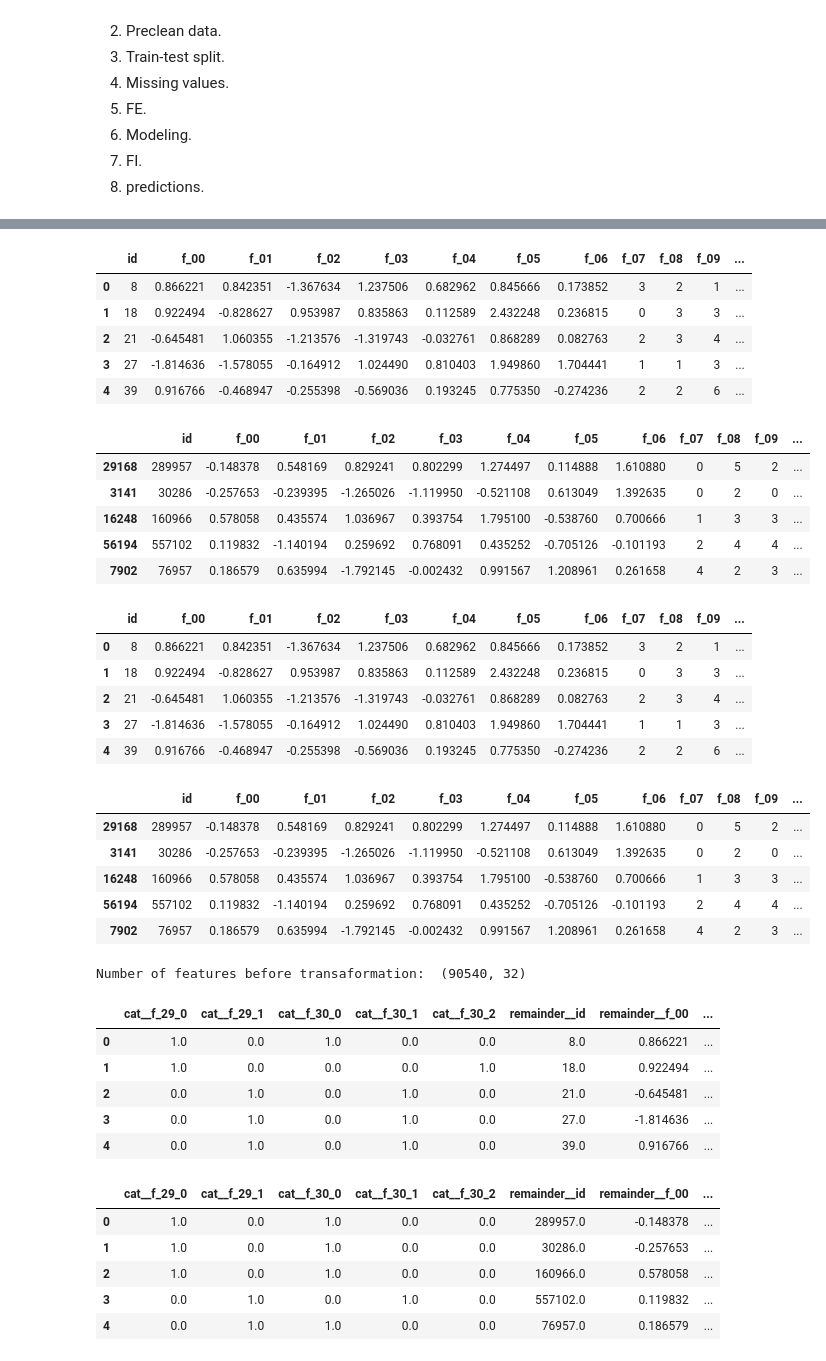
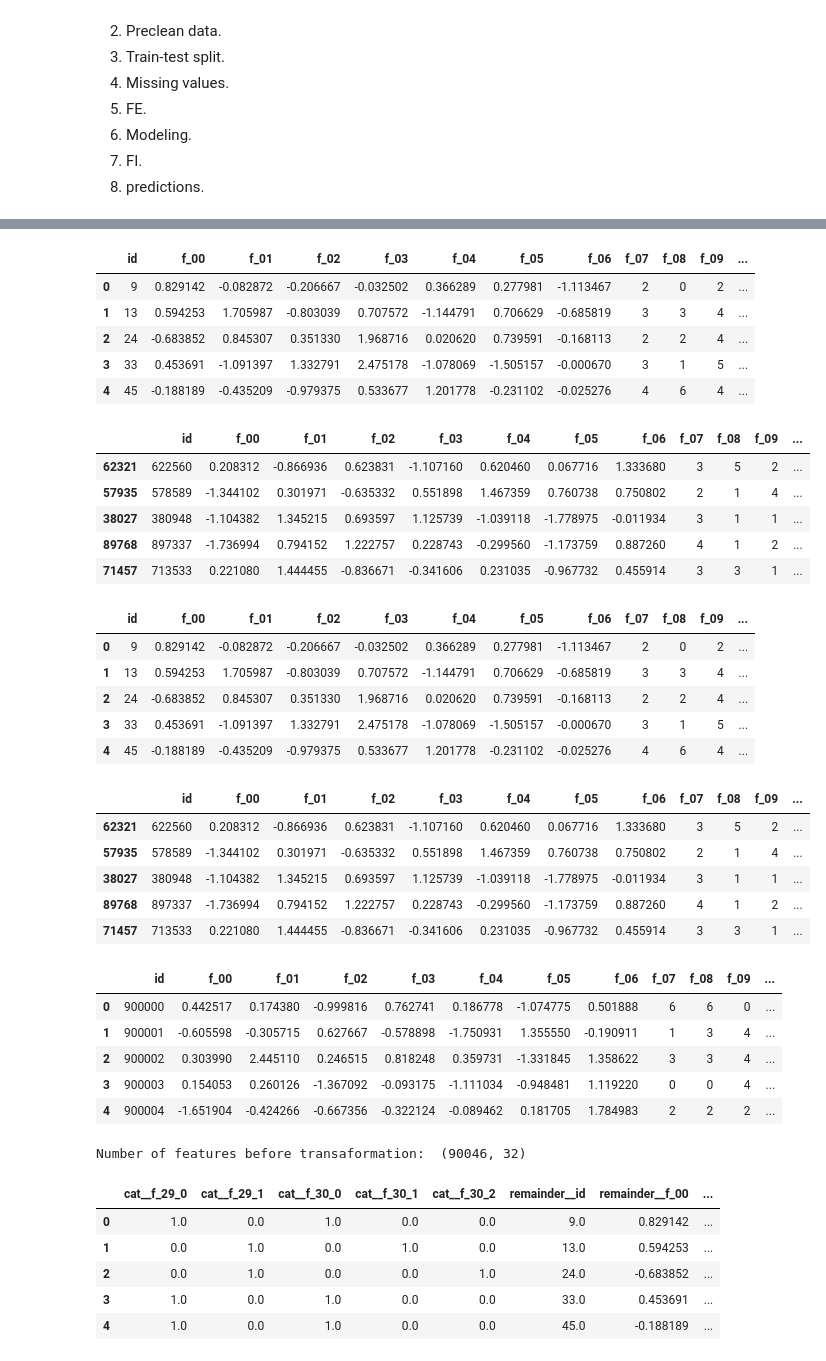
Before and after one commit to MykolaPinchuk/KaggleProjects, a Jupyter notebook: kp-pgs0522.ipynb, the cells around one changed output, grey strips where cells are left out. Cells and saved outputs as stored; diff of their text form; code cells hidden in the pictures.

```diff
--- a/kp-pgs0522.ipynb
+++ b/kp-pgs0522.ipynb
@@ -99,8 +99,9 @@ def TargetEncoderMP(train_set, test_set, feature_cols, target_col, M=5):
 # 1. Load data #
 
 train = pd.read_csv('../input/tabular-playground-series-may-2022/train.csv',
-                   skiprows=lambda i: i>0 and random.random() > 0.1)
+                   skiprows=lambda i: i>0 and random.random() > 0.2)
 pred = pd.read_csv('../input/tabular-playground-series-may-2022/test.csv')
+pred0 = pred.copy()
 display(train.shape, train.head())
 
 display(train.target.value_counts())
@@ -183,67 +184,69 @@ train0, test0 = train.copy(), test.copy()
 # 5. FE #
 
 # first do TE
 
 train, test = train0.copy(), test0.copy()
+# create noise target in pred set to be discarded later. needed to avoid error due to dimension mismatch.
+pred['target'] = 1
 
 display(train.head(), test.head())
 _, pred = TargetEncoderMP(train, pred, ['f_27'], 'target')
-train, test = TargetEncoderMP(train, test, ['f_27'], 'target')
+train, test = TargetEncoderMP(train0, test, ['f_27'], 'target')
 display(train.head(), test.head(), pred.head())
 
 # then extract a target
 
 X_train = train.copy()
 y_train = X_train.pop('target')
 X_test = test.copy()
 y_test = X_test.pop('target')
 
 # then do OHE with columntransformer
 
 ohe_cols = ['f_29', 'f_30']
 feature_transformer = ColumnTransformer([
    ("cat", OneHotEncoder(sparse = False, handle_unknown="ignore"), ohe_cols)],
    remainder="passthrough")
 print('Number of features before transaformation: ', X_train.shape)
 X_train = pd.DataFrame(feature_transformer.fit_transform(X_train), columns=feature_transformer.get_feature_names_out())
 X_test = pd.DataFrame(feature_transformer.transform(X_test), columns=feature_transformer.get_feature_names_out())
-pred = pd.DataFrame(feature_transformer.transform(X_test), columns=feature_transformer.get_feature_names_out())
+pred = pd.DataFrame(feature_transformer.transform(pred), columns=feature_transformer.get_feature_names_out())
 display(X_train.head(), X_test.head(), pred.head())
 # %% [output]
 |  | id | f_00 | f_01 | f_02 | f_03 | f_04 | f_05 | f_06 | f_07 | f_08 | f_09 | ... |
-| 0 | 8 | 0.866221 | 0.842351 | -1.367634 | 1.237506 | 0.682962 | 0.845666 | 0.173852 | 3 | 2 | 1 | ... |
-| 1 | 18 | 0.922494 | -0.828627 | 0.953987 | 0.835863 | 0.112589 | 2.432248 | 0.236815 | 0 | 3 | 3 | ... |
-| 2 | 21 | -0.645481 | 1.060355 | -1.213576 | -1.319743 | -0.032761 | 0.868289 | 0.082763 | 2 | 3 | 4 | ... |
-| 3 | 27 | -1.814636 | -1.578055 | -0.164912 | 1.024490 | 0.810403 | 1.949860 | 1.704441 | 1 | 1 | 3 | ... |
-| 4 | 39 | 0.916766 | -0.468947 | -0.255398 | -0.569036 | 0.193245 | 0.775350 | -0.274236 | 2 | 2 | 6 | ... |
+| 0 | 9 | 0.829142 | -0.082872 | -0.206667 | -0.032502 | 0.366289 | 0.277981 | -1.113467 | 2 | 0 | 2 | ... |
+| 1 | 13 | 0.594253 | 1.705987 | -0.803039 | 0.707572 | -1.144791 | 0.706629 | -0.685819 | 3 | 3 | 4 | ... |
+| 2 | 24 | -0.683852 | 0.845307 | 0.351330 | 1.968716 | 0.020620 | 0.739591 | -0.168113 | 2 | 2 | 4 | ... |
+| 3 | 33 | 0.453691 | -1.091397 | 1.332791 | 2.475178 | -1.078069 | -1.505157 | -0.000670 | 3 | 1 | 5 | ... |
+| 4 | 45 | -0.188189 | -0.435209 | -0.979375 | 0.533677 | 1.201778 | -0.231102 | -0.025276 | 4 | 6 | 4 | ... |
 |  | id | f_00 | f_01 | f_02 | f_03 | f_04 | f_05 | f_06 | f_07 | f_08 | f_09 | ... |
-| 29168 | 289957 | -0.148378 | 0.548169 | 0.829241 | 0.802299 | 1.274497 | 0.114888 | 1.610880 | 0 | 5 | 2 | ... |
-| 3141 | 30286 | -0.257653 | -0.239395 | -1.265026 | -1.119950 | -0.521108 | 0.613049 | 1.392635 | 0 | 2 | 0 | ... |
-| 16248 | 160966 | 0.578058 | 0.435574 | 1.036967 | 0.393754 | 1.795100 | -0.538760 | 0.700666 | 1 | 3 | 3 | ... |
-| 56194 | 557102 | 0.119832 | -1.140194 | 0.259692 | 0.768091 | 0.435252 | -0.705126 | -0.101193 | 2 | 4 | 4 | ... |
-| 7902 | 76957 | 0.186579 | 0.635994 | -1.792145 | -0.002432 | 0.991567 | 1.208961 | 0.261658 | 4 | 2 | 3 | ... |
+| 62321 | 622560 | 0.208312 | -0.866936 | 0.623831 | -1.107160 | 0.620460 | 0.067716 | 1.333680 | 3 | 5 | 2 | ... |
+| 57935 | 578589 | -1.344102 | 0.301971 | -0.635332 | 0.551898 | 1.467359 | 0.760738 | 0.750802 | 2 | 1 | 4 | ... |
+| 38027 | 380948 | -1.104382 | 1.345215 | 0.693597 | 1.125739 | -1.039118 | -1.778975 | -0.011934 | 3 | 1 | 1 | ... |
+| 89768 | 897337 | -1.736994 | 0.794152 | 1.222757 | 0.228743 | -0.299560 | -1.173759 | 0.887260 | 4 | 1 | 2 | ... |
+| 71457 | 713533 | 0.221080 | 1.444455 | -0.836671 | -0.341606 | 0.231035 | -0.967732 | 0.455914 | 3 | 3 | 1 | ... |
 |  | id | f_00 | f_01 | f_02 | f_03 | f_04 | f_05 | f_06 | f_07 | f_08 | f_09 | ... |
-| 0 | 8 | 0.866221 | 0.842351 | -1.367634 | 1.237506 | 0.682962 | 0.845666 | 0.173852 | 3 | 2 | 1 | ... |
-| 1 | 18 | 0.922494 | -0.828627 | 0.953987 | 0.835863 | 0.112589 | 2.432248 | 0.236815 | 0 | 3 | 3 | ... |
-| 2 | 21 | -0.645481 | 1.060355 | -1.213576 | -1.319743 | -0.032761 | 0.868289 | 0.082763 | 2 | 3 | 4 | ... |
-| 3 | 27 | -1.814636 | -1.578055 | -0.164912 | 1.024490 | 0.810403 | 1.949860 | 1.704441 | 1 | 1 | 3 | ... |
-| 4 | 39 | 0.916766 | -0.468947 | -0.255398 | -0.569036 | 0.193245 | 0.775350 | -0.274236 | 2 | 2 | 6 | ... |
+| 0 | 9 | 0.829142 | -0.082872 | -0.206667 | -0.032502 | 0.366289 | 0.277981 | -1.113467 | 2 | 0 | 2 | ... |
+| 1 | 13 | 0.594253 | 1.705987 | -0.803039 | 0.707572 | -1.144791 | 0.706629 | -0.685819 | 3 | 3 | 4 | ... |
+| 2 | 24 | -0.683852 | 0.845307 | 0.351330 | 1.968716 | 0.020620 | 0.739591 | -0.168113 | 2 | 2 | 4 | ... |
+| 3 | 33 | 0.453691 | -1.091397 | 1.332791 | 2.475178 | -1.078069 | -1.505157 | -0.000670 | 3 | 1 | 5 | ... |
+| 4 | 45 | -0.188189 | -0.435209 | -0.979375 | 0.533677 | 1.201778 | -0.231102 | -0.025276 | 4 | 6 | 4 | ... |
 |  | id | f_00 | f_01 | f_02 | f_03 | f_04 | f_05 | f_06 | f_07 | f_08 | f_09 | ... |
-| 29168 | 289957 | -0.148378 | 0.548169 | 0.829241 | 0.802299 | 1.274497 | 0.114888 | 1.610880 | 0 | 5 | 2 | ... |
-| 3141 | 30286 | -0.257653 | -0.239395 | -1.265026 | -1.119950 | -0.521108 | 0.613049 | 1.392635 | 0 | 2 | 0 | ... |
-| 16248 | 160966 | 0.578058 | 0.435574 | 1.036967 | 0.393754 | 1.795100 | -0.538760 | 0.700666 | 1 | 3 | 3 | ... |
-| 56194 | 557102 | 0.119832 | -1.140194 | 0.259692 | 0.768091 | 0.435252 | -0.705126 | -0.101193 | 2 | 4 | 4 | ... |
-| 7902 | 76957 | 0.186579 | 0.635994 | -1.792145 | -0.002432 | 0.991567 | 1.208961 | 0.261658 | 4 | 2 | 3 | ... |
+| 62321 | 622560 | 0.208312 | -0.866936 | 0.623831 | -1.107160 | 0.620460 | 0.067716 | 1.333680 | 3 | 5 | 2 | ... |
+| 57935 | 578589 | -1.344102 | 0.301971 | -0.635332 | 0.551898 | 1.467359 | 0.760738 | 0.750802 | 2 | 1 | 4 | ... |
+| 38027 | 380948 | -1.104382 | 1.345215 | 0.693597 | 1.125739 | -1.039118 | -1.778975 | -0.011934 | 3 | 1 | 1 | ... |
+| 89768 | 897337 | -1.736994 | 0.794152 | 1.222757 | 0.228743 | -0.299560 | -1.173759 | 0.887260 | 4 | 1 | 2 | ... |
+| 71457 | 713533 | 0.221080 | 1.444455 | -0.836671 | -0.341606 | 0.231035 | -0.967732 | 0.455914 | 3 | 3 | 1 | ... |
+|  | id | f_00 | f_01 | f_02 | f_03 | f_04 | f_05 | f_06 | f_07 | f_08 | f_09 | ... |
+| 0 | 900000 | 0.442517 | 0.174380 | -0.999816 | 0.762741 | 0.186778 | -1.074775 | 0.501888 | 6 | 6 | 0 | ... |
+| 1 | 900001 | -0.605598 | -0.305715 | 0.627667 | -0.578898 | -1.750931 | 1.355550 | -0.190911 | 1 | 3 | 4 | ... |
+| 2 | 900002 | 0.303990 | 2.445110 | 0.246515 | 0.818248 | 0.359731 | -1.331845 | 1.358622 | 3 | 3 | 4 | ... |
+| 3 | 900003 | 0.154053 | 0.260126 | -1.367092 | -0.093175 | -1.111034 | -0.948481 | 1.119220 | 0 | 0 | 4 | ... |
+| 4 | 900004 | -1.651904 | -0.424266 | -0.667356 | -0.322124 | -0.089462 | 0.181705 | 1.784983 | 2 | 2 | 2 | ... |
-Number of features before transaformation:  (90540, 32)
+Number of features before transaformation:  (90046, 32)
-|  | cat__f_29_0 | cat__f_29_1 | cat__f_30_0 | cat__f_30_1 | cat__f_30_2 | remainder__id | remainder__f_00 | ... |
-| 0 | 1.0 | 0.0 | 1.0 | 0.0 | 0.0 | 8.0 | 0.866221 | ... |
-| 1 | 1.0 | 0.0 | 0.0 | 0.0 | 1.0 | 18.0 | 0.922494 | ... |
-| 2 | 0.0 | 1.0 | 0.0 | 1.0 | 0.0 | 21.0 | -0.645481 | ... |
-| 3 | 0.0 | 1.0 | 0.0 | 1.0 | 0.0 | 27.0 | -1.814636 | ... |
-| 4 | 0.0 | 1.0 | 0.0 | 1.0 | 0.0 | 39.0 | 0.916766 | ... |
 |  | cat__f_29_0 | cat__f_29_1 | cat__f_30_0 | cat__f_30_1 | cat__f_30_2 | remainder__id | remainder__f_00 | ... |
-| 0 | 1.0 | 0.0 | 1.0 | 0.0 | 0.0 | 289957.0 | -0.148378 | ... |
-| 1 | 1.0 | 0.0 | 1.0 | 0.0 | 0.0 | 30286.0 | -0.257653 | ... |
-| 2 | 1.0 | 0.0 | 1.0 | 0.0 | 0.0 | 160966.0 | 0.578058 | ... |
-| 3 | 0.0 | 1.0 | 0.0 | 1.0 | 0.0 | 557102.0 | 0.119832 | ... |
-| 4 | 0.0 | 1.0 | 1.0 | 0.0 | 0.0 | 76957.0 | 0.186579 | ... |
+| 0 | 1.0 | 0.0 | 1.0 | 0.0 | 0.0 | 9.0 | 0.829142 | ... |
+| 1 | 0.0 | 1.0 | 0.0 | 1.0 | 0.0 | 13.0 | 0.594253 | ... |
+| 2 | 0.0 | 1.0 | 0.0 | 0.0 | 1.0 | 24.0 | -0.683852 | ... |
+| 3 | 1.0 | 0.0 | 1.0 | 0.0 | 0.0 | 33.0 | 0.453691 | ... |
+| 4 | 1.0 | 0.0 | 1.0 | 0.0 | 0.0 | 45.0 | -0.188189 | ... |
```
Also changed, not shown: parts of 9 cells of this notebook.
